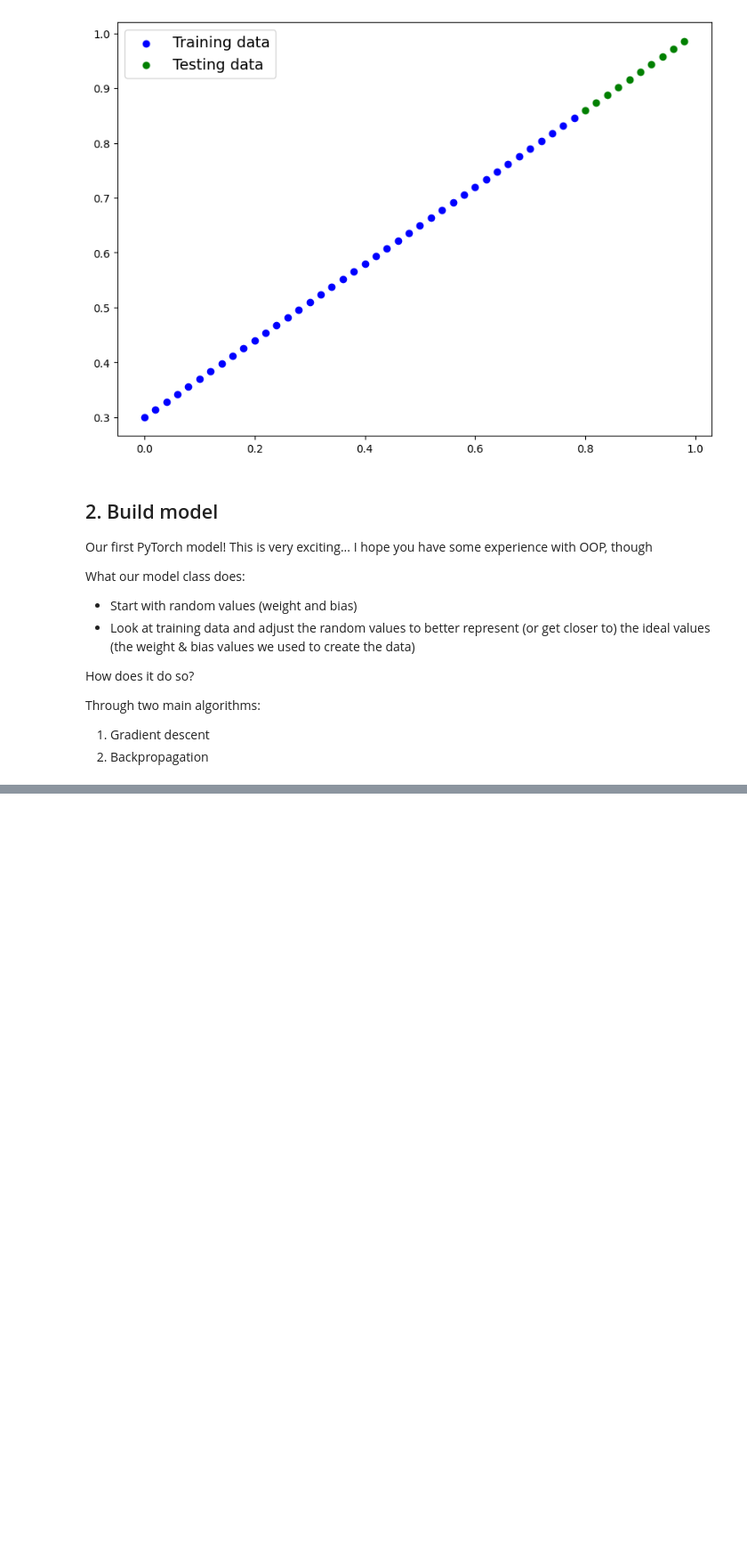
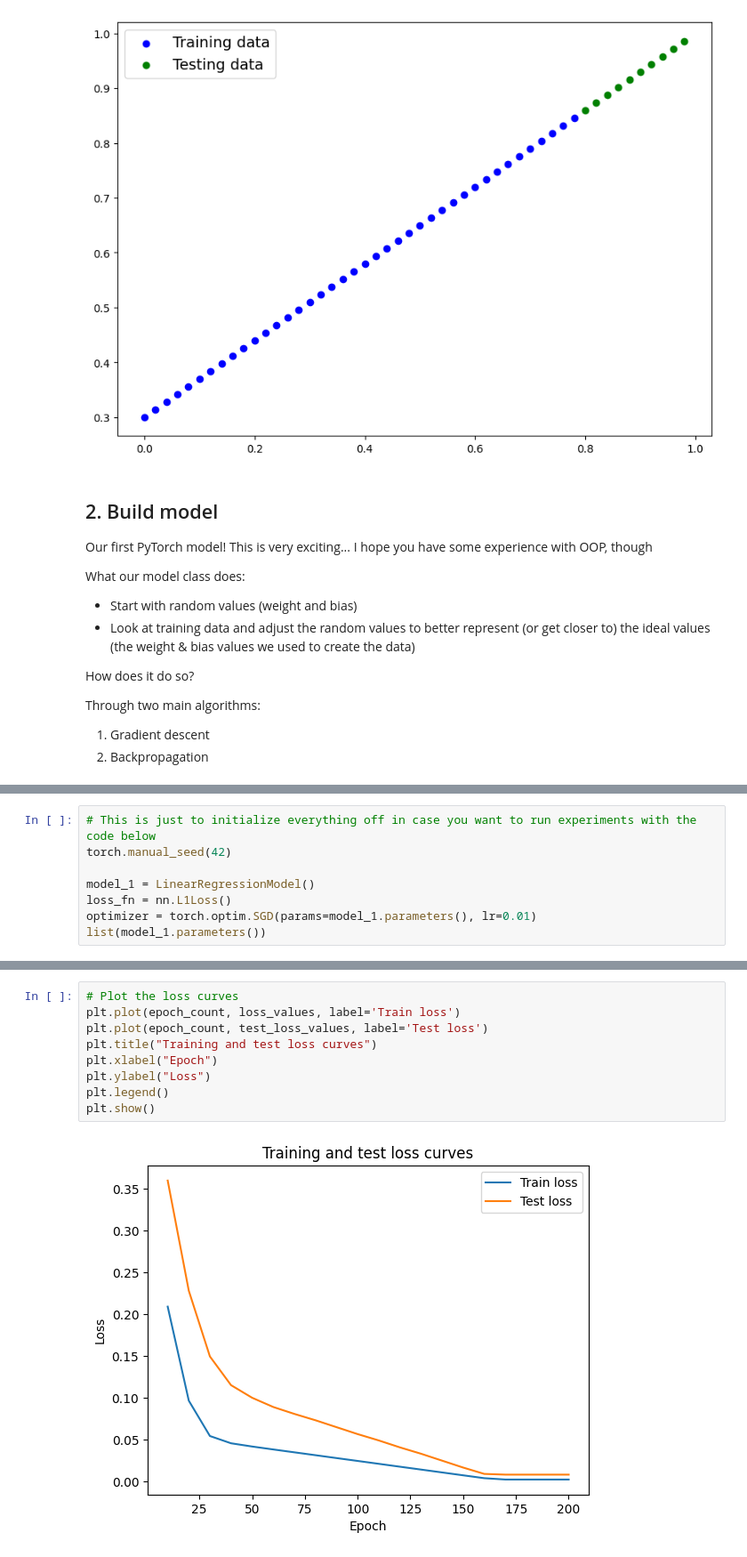
Before and after one commit to jamesxleon/ML_engineering_fundamentals, a Jupyter notebook: PyTorch/01_PyTorch_Workflow.ipynb, the cells around one changed output, grey strips where cells are left out. Shown at 89% size. Drawn from its saved outputs; the diff is of its cells as text; blank space fills up the shorter version.

```diff
--- a/PyTorch/01_PyTorch_Workflow.ipynb
+++ b/PyTorch/01_PyTorch_Workflow.ipynb
@@ -219,0 +375,8 @@ lora_config = LoraConfig(
+# %%
+# This is just to initialize everything off in case you want to run experiments with the code below
+torch.manual_seed(42)
+
+model_1 = LinearRegressionModel()
+loss_fn = nn.L1Loss()
+optimizer = torch.optim.SGD(params=model_1.parameters(), lr=0.01)
+list(model_1.parameters())
@@ -219,0 +458,11 @@ lora_config = LoraConfig(
+# %%
+# Plot the loss curves
+plt.plot(epoch_count, loss_values, label='Train loss')
+plt.plot(epoch_count, test_loss_values, label='Test loss')
+plt.title("Training and test loss curves")
+plt.xlabel("Epoch")
+plt.ylabel("Loss")
+plt.legend()
+plt.show()
+# %% [output]
+[figure, added]
```
Also changed, not shown: parts of 71 cells of this notebook.
